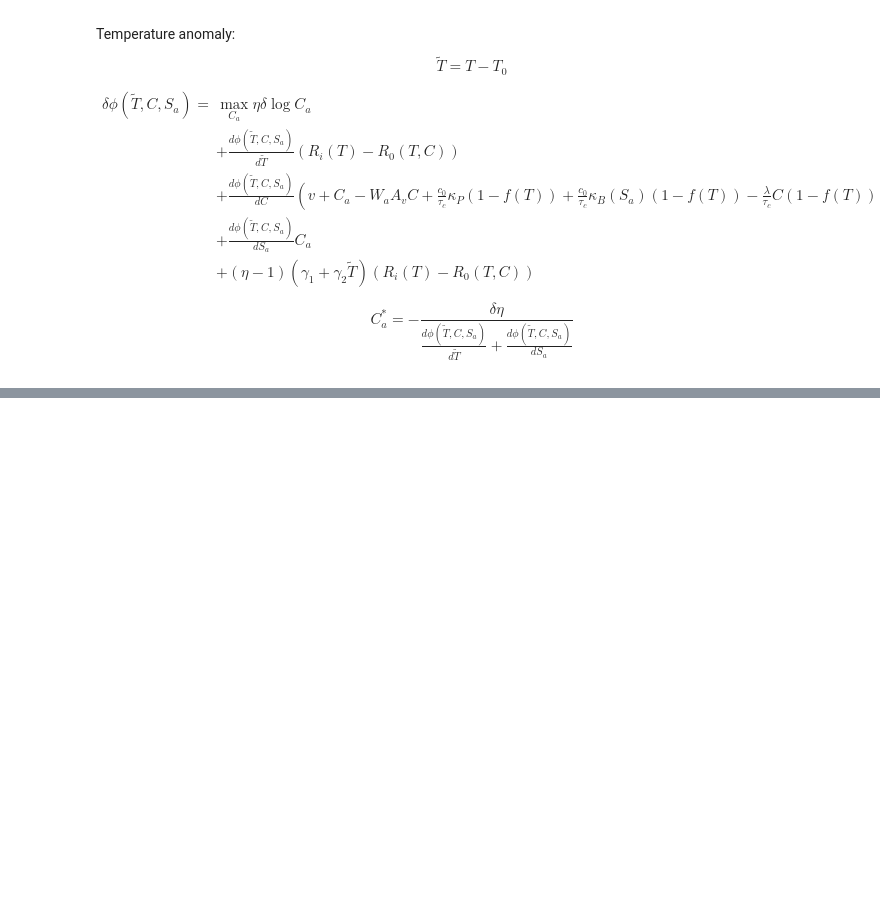
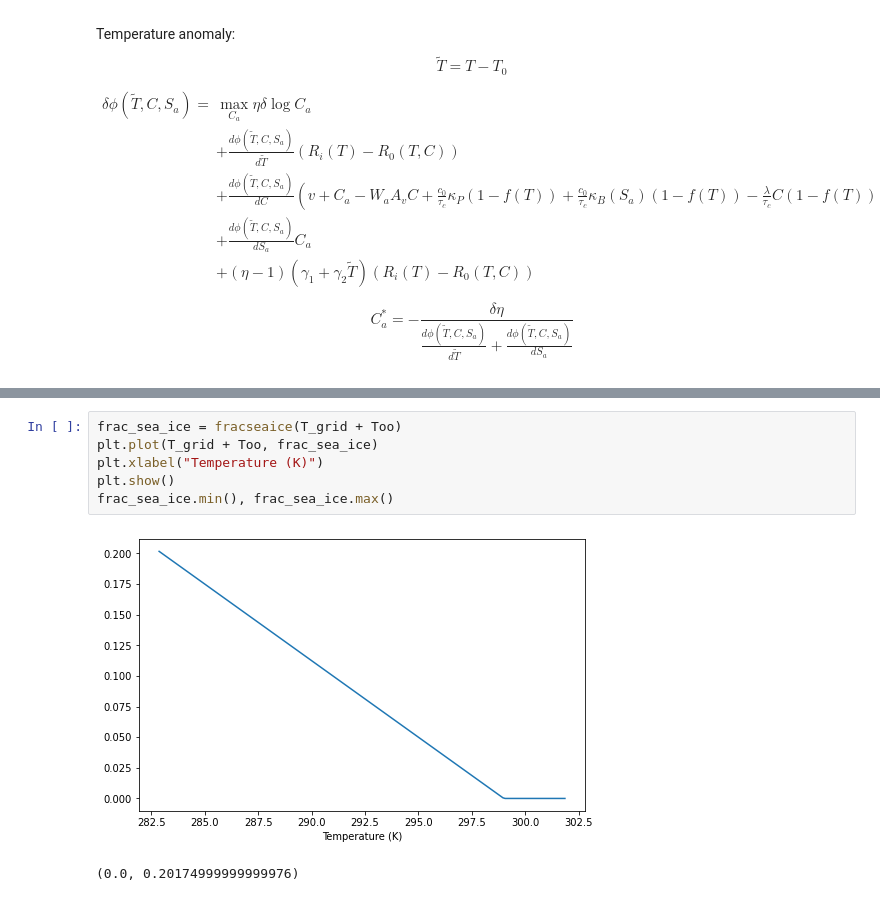
Before and after one commit to binchengecon/TwoCapital, a Jupyter notebook: nonlinearCarbon/HJB_3D.ipynb, the cells around one changed output, grey strips where cells are left out. Drawn from its saved outputs; the diff is of its cells as text; blank space fills up the shorter version.

```diff
--- a/nonlinearCarbon/HJB_3D.ipynb
+++ b/nonlinearCarbon/HJB_3D.ipynb
@@ -251,3 +257,12 @@ plt.show()
+# %%
+frac_sea_ice = fracseaice(T_grid + Too)
+plt.plot(T_grid + Too, frac_sea_ice)
+plt.xlabel("Temperature (K)")
+plt.show()
+frac_sea_ice.min(), frac_sea_ice.max()
+# %% [output]
+[figure, added]
+(0.0, 0.20174999999999976)
 # %%
 bio_pump_efficiency = biopump(F_grid)
 plt.plot(F_grid, bio_pump_efficiency)
```
Also changed, not shown: parts of 17 cells of this notebook.
